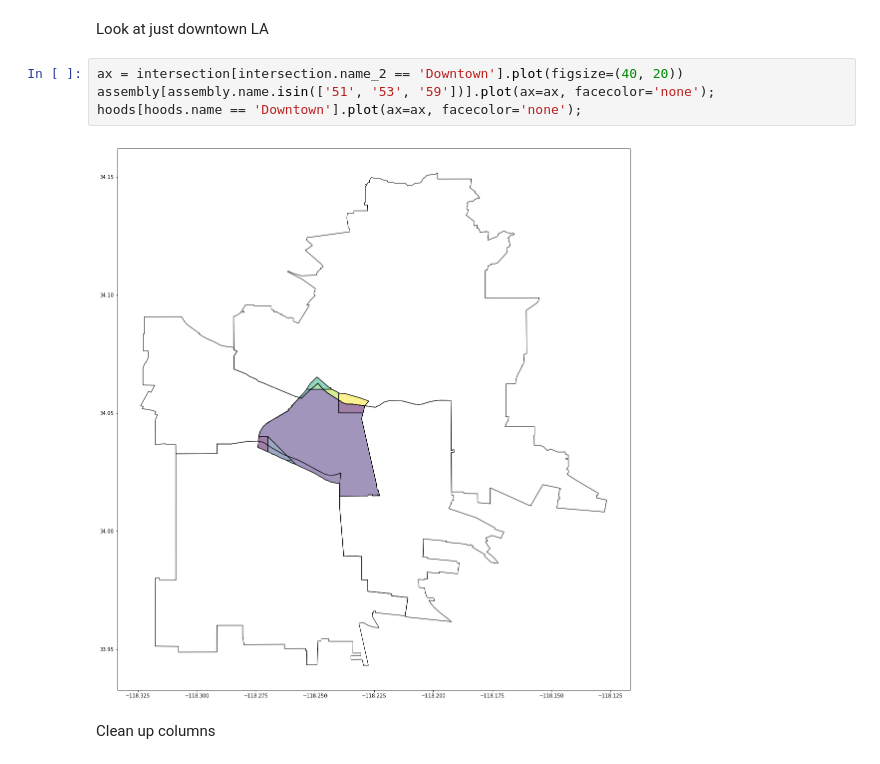
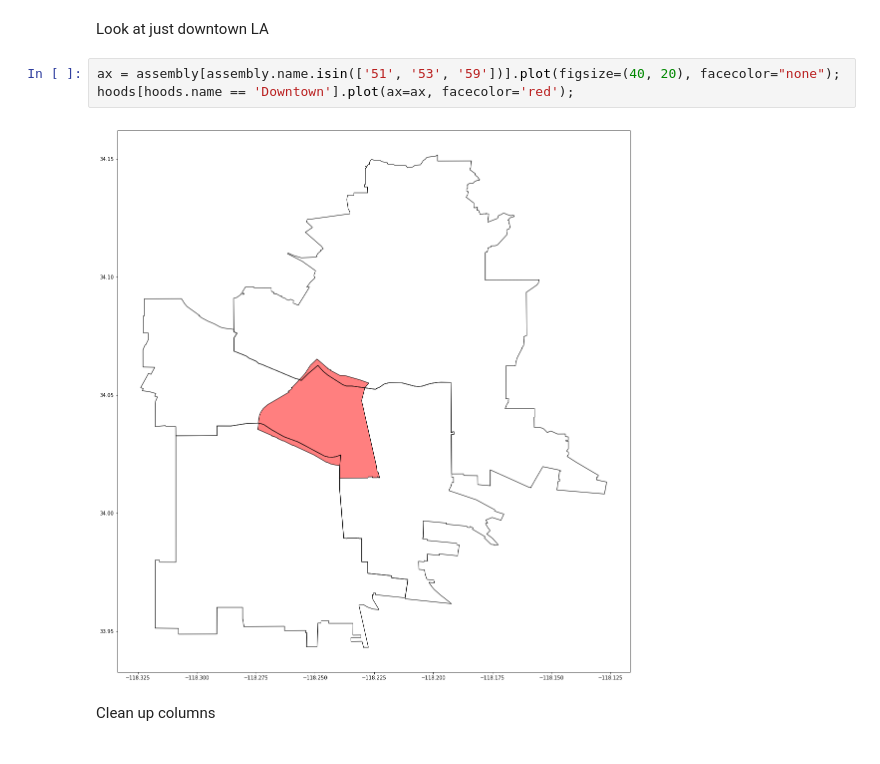
Before and after one commit to datadesk/geopandas-intersection-area-example, a Jupyter notebook: geopandas-intersection-area-example.ipynb, the cells around one changed output. Drawn from its saved outputs; the diff is of its cells as text.

```diff
--- a/geopandas-intersection-area-example.ipynb
+++ b/geopandas-intersection-area-example.ipynb
@@ -123,11 +123,10 @@ hoods.plot(ax=ax, facecolor='none');
 # %% [markdown]
 Look at just downtown LA
 # %%
-ax = intersection[intersection.name_2 == 'Downtown'].plot(figsize=(40, 20))
-assembly[assembly.name.isin(['51', '53', '59'])].plot(ax=ax, facecolor='none');
-hoods[hoods.name == 'Downtown'].plot(ax=ax, facecolor='none');
+ax = assembly[assembly.name.isin(['51', '53', '59'])].plot(figsize=(40, 20), facecolor="none");
+hoods[hoods.name == 'Downtown'].plot(ax=ax, facecolor='red');
 # %% [output]
-[figure, old version]
+[figure, new version]
 # %% [markdown]
 Clean up columns
 # %%
```
